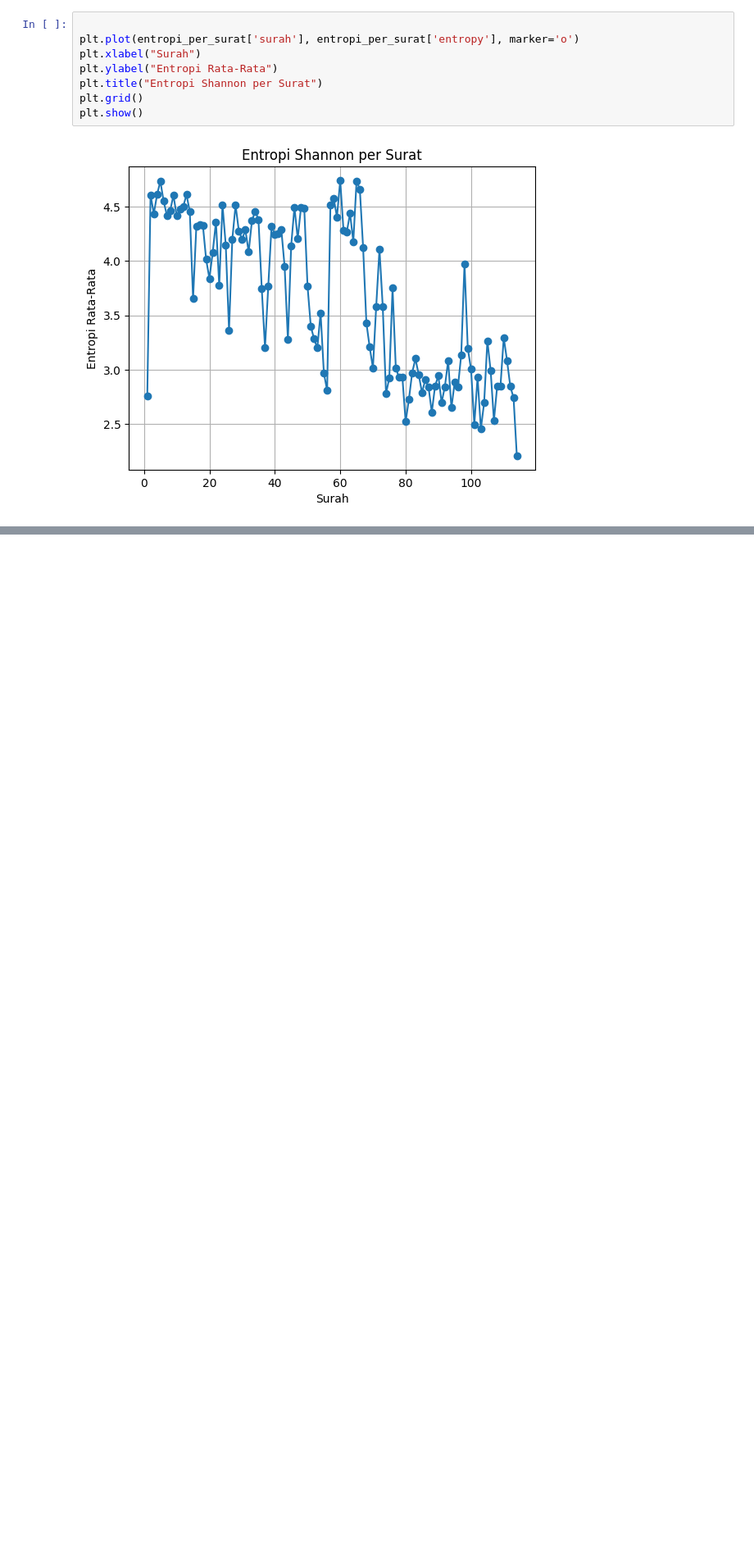
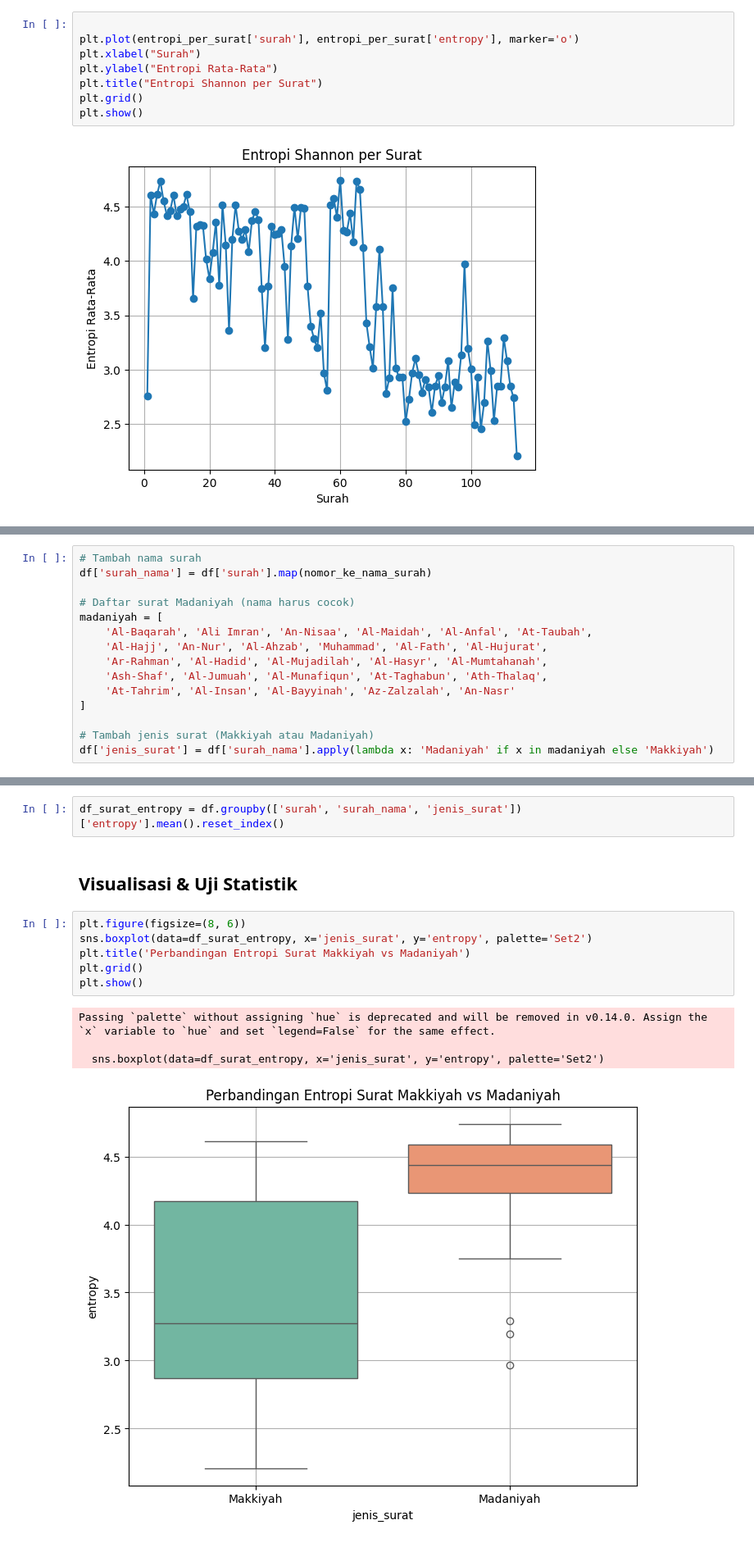
Before and after one commit to RefaMuhammad/Analisis-Al-Qur-an, a Jupyter notebook: notebook.ipynb, the cells around one changed output, grey strips where cells are left out. Shown at 82% size. Saved outputs shown, nothing was run; the diff lists cells and outputs as text; blank space fills up the shorter version.

```diff
--- a/notebook.ipynb
+++ b/notebook.ipynb
@@ -89,0 +178,15 @@ plt.show()
+# %%
+# Tambah nama surah
+df['surah_nama'] = df['surah'].map(nomor_ke_nama_surah)
+
+# Daftar surat Madaniyah (nama harus cocok)
+madaniyah = [
+    'Al-Baqarah', 'Ali Imran', 'An-Nisaa', 'Al-Maidah', 'Al-Anfal', 'At-Taubah',
+    'Al-Hajj', 'An-Nur', 'Al-Ahzab', 'Muhammad', 'Al-Fath', 'Al-Hujurat',
+    'Ar-Rahman', 'Al-Hadid', 'Al-Mujadilah', 'Al-Hasyr', 'Al-Mumtahanah',
+    'Ash-Shaf', 'Al-Jumuah', 'Al-Munafiqun', 'At-Taghabun', 'Ath-Thalaq',
+    'At-Tahrim', 'Al-Insan', 'Al-Bayyinah', 'Az-Zalzalah', 'An-Nasr'
+]
+
+# Tambah jenis surat (Makkiyah atau Madaniyah)
+df['jenis_surat'] = df['surah_nama'].apply(lambda x: 'Madaniyah' if x in madaniyah else 'Makkiyah')
@@ -89,0 +195,15 @@ plt.show()
+# %%
+df_surat_entropy = df.groupby(['surah', 'surah_nama', 'jenis_surat'])['entropy'].mean().reset_index()
+# %% [markdown]
+## **Visualisasi & Uji Statistik**
+# %%
+plt.figure(figsize=(8, 6))
+sns.boxplot(data=df_surat_entropy, x='jenis_surat', y='entropy', palette='Set2')
+plt.title('Perbandingan Entropi Surat Makkiyah vs Madaniyah')
+plt.grid()
+plt.show()
+# %% [output]
+Passing `palette` without assigning `hue` is deprecated and will be removed in v0.14.0. Assign the `x` variable to `hue` and set `legend=False` for the same effect.
+
+  sns.boxplot(data=df_surat_entropy, x='jenis_surat', y='entropy', palette='Set2')
+[figure, added]
```
Also changed, not shown: parts of 28 cells of this notebook, 1 other file.
